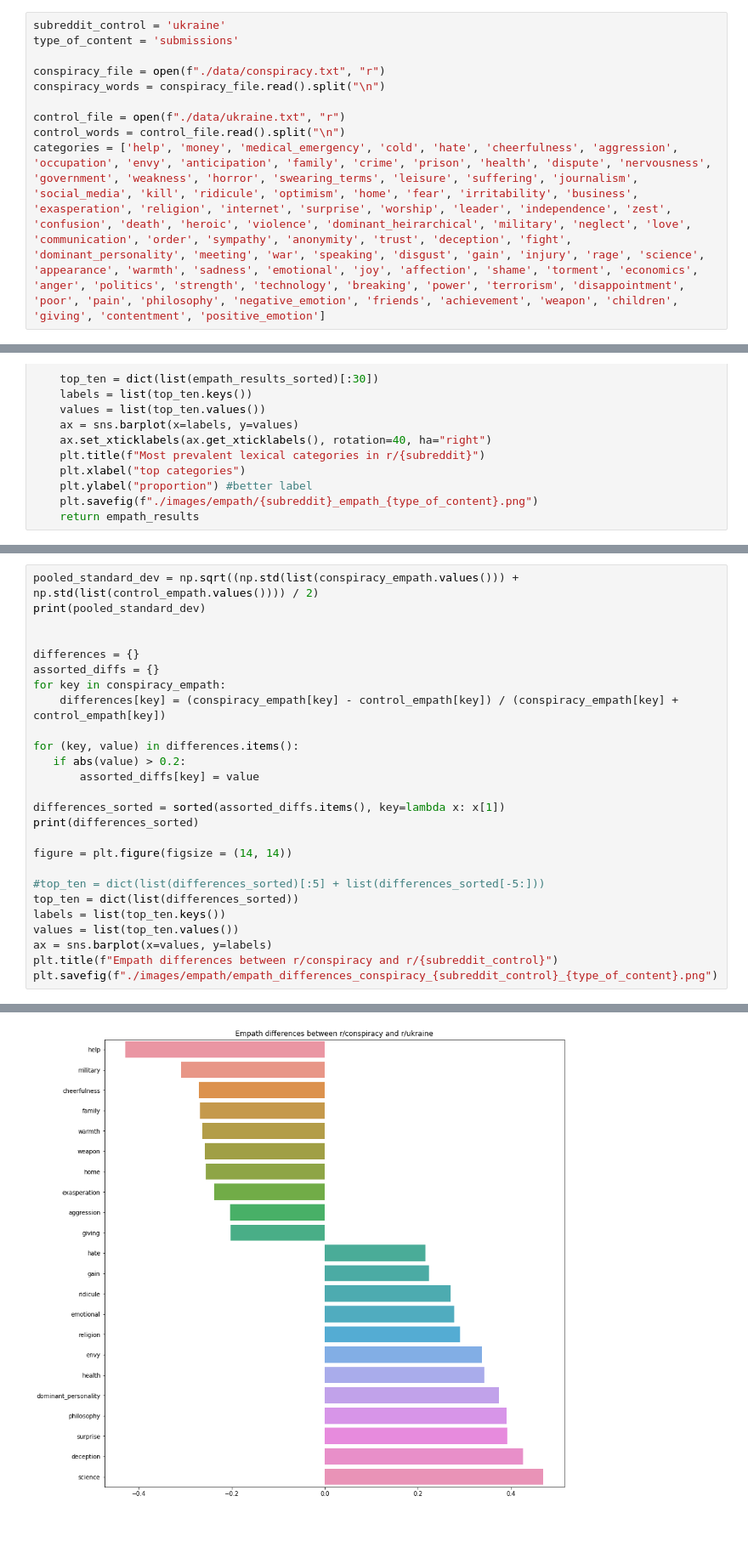
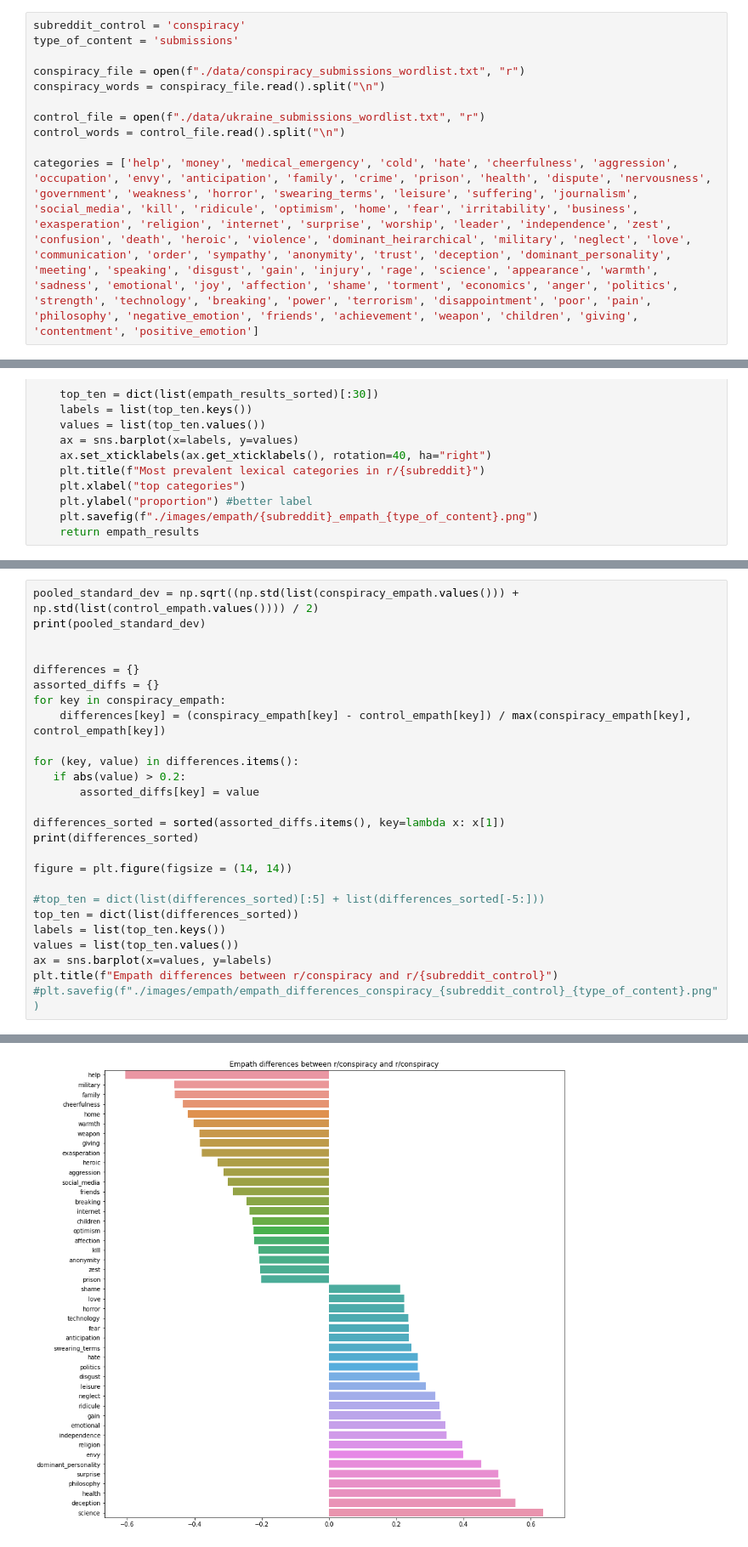
Before and after one commit to irenestrauss/nlp_on_conspiracy_theories, a Jupyter notebook: code/empathanalysis.ipynb, the cells around one changed output, grey strips where cells are left out. Shown at 85% size. Drawn from its saved outputs; the diff is of its cells as text.

```diff
--- a/code/empathanalysis.ipynb
+++ b/code/empathanalysis.ipynb
@@ -5,15 +5,16 @@ import matplotlib.pyplot as plt
 import seaborn as sns
 import numpy as np
 # %%
-subreddit_control = 'ukraine'
+subreddit_control = 'conspiracy'
 type_of_content = 'submissions'
 
-conspiracy_file = open(f"./data/conspiracy.txt", "r")
+conspiracy_file = open(f"./data/conspiracy_submissions_wordlist.txt", "r")
 conspiracy_words = conspiracy_file.read().split("\n")
 
-control_file = open(f"./data/ukraine.txt", "r")
+control_file = open(f"./data/ukraine_submissions_wordlist.txt", "r")
 control_words = control_file.read().split("\n")
-categories = ['help', 'money', 'medical_emergency', 'cold', 'hate', 'cheerfulness', 'aggression', 'occupation', 'envy', 'anticipation', 'family', 'crime', 'prison', 'health', 'dispute', 'nervousness', 'government', 'weakness', 'horror', 'swearing_terms', 'leisure', 'suffering', 'journalism', 'social_media', 'kill', 'ridicule', 'optimism', 'home', 'fear', 'irritability', 'business', 'exasperation', 'religion', 'internet', 'surprise', 'worship', 'leader', 'independence', 'zest', 'confusion', 'death', 'heroic', 'violence', 'dominant_heirarchical', 'military', 'neglect', 'love', 'communication', 'order', 'sympathy', 'anonymity', 'trust', 'deception', 'fight', 'dominant_personality', 'meeting', 'war', 'speaking', 'disgust', 'gain', 'injury', 'rage', 'science', 'appearance', 'warmth', 'sadness', 'emotional', 'joy', 'affection', 'shame', 'torment', 'economics', 'anger', 'politics', 'strength', 'technology', 'breaking', 'power', 'terrorism', 'disappointment', 'poor', 'pain', 'philosophy', 'negative_emotion', 'friends', 'achievement', 'weapon', 'children', 'giving', 'contentment', 'positive_emotion']
+
+categories = ['help', 'money', 'medical_emergency', 'cold', 'hate', 'cheerfulness', 'aggression', 'occupation', 'envy', 'anticipation', 'family', 'crime', 'prison', 'health', 'dispute', 'nervousness', 'government', 'weakness', 'horror', 'swearing_terms', 'leisure', 'suffering', 'journalism', 'social_media', 'kill', 'ridicule', 'optimism', 'home', 'fear', 'irritability', 'business', 'exasperation', 'religion', 'internet', 'surprise', 'worship', 'leader', 'independence', 'zest', 'confusion', 'death', 'heroic', 'violence', 'dominant_heirarchical', 'military', 'neglect', 'love', 'communication', 'order', 'sympathy', 'anonymity', 'trust', 'deception', 'dominant_personality', 'meeting', 'speaking', 'disgust', 'gain', 'injury', 'rage', 'science', 'appearance', 'warmth', 'sadness', 'emotional', 'joy', 'affection', 'shame', 'torment', 'economics', 'anger', 'politics', 'strength', 'technology', 'breaking', 'power', 'terrorism', 'disappointment', 'poor', 'pain', 'philosophy', 'negative_emotion', 'friends', 'achievement', 'weapon', 'children', 'giving', 'contentment', 'positive_emotion']
 # %%
 def plotHotTopics(words, subreddit):
     lexicon = empath.Empath()
@@ -46,7 +47,7 @@ print(pooled_standard_dev)
 differences = {}
 assorted_diffs = {}
 for key in conspiracy_empath:
-    differences[key] = (conspiracy_empath[key] - control_empath[key]) / (conspiracy_empath[key] + control_empath[key])
+    differences[key] = (conspiracy_empath[key] - control_empath[key]) / max(conspiracy_empath[key], control_empath[key])
 
 for (key, value) in differences.items():
    if abs(value) > 0.2:
@@ -63,5 +64,5 @@ labels = list(top_ten.keys())
 values = list(top_ten.values())
 ax = sns.barplot(x=values, y=labels)
 plt.title(f"Empath differences between r/conspiracy and r/{subreddit_control}")
-plt.savefig(f"./images/empath/empath_differences_conspiracy_{subreddit_control}_{type_of_content}.png")
+#plt.savefig(f"./images/empath/empath_differences_conspiracy_{subreddit_control}_{type_of_content}.png")
 # %% [output]
@@ -70 +72 @@ plt.savefig(f"./images/empath/empath_differences_conspiracy_{subreddit_control}_
-[figure, old version]
+[figure, new version]
```
Also changed, not shown: parts of 2 cells of this notebook, 43 other files.
